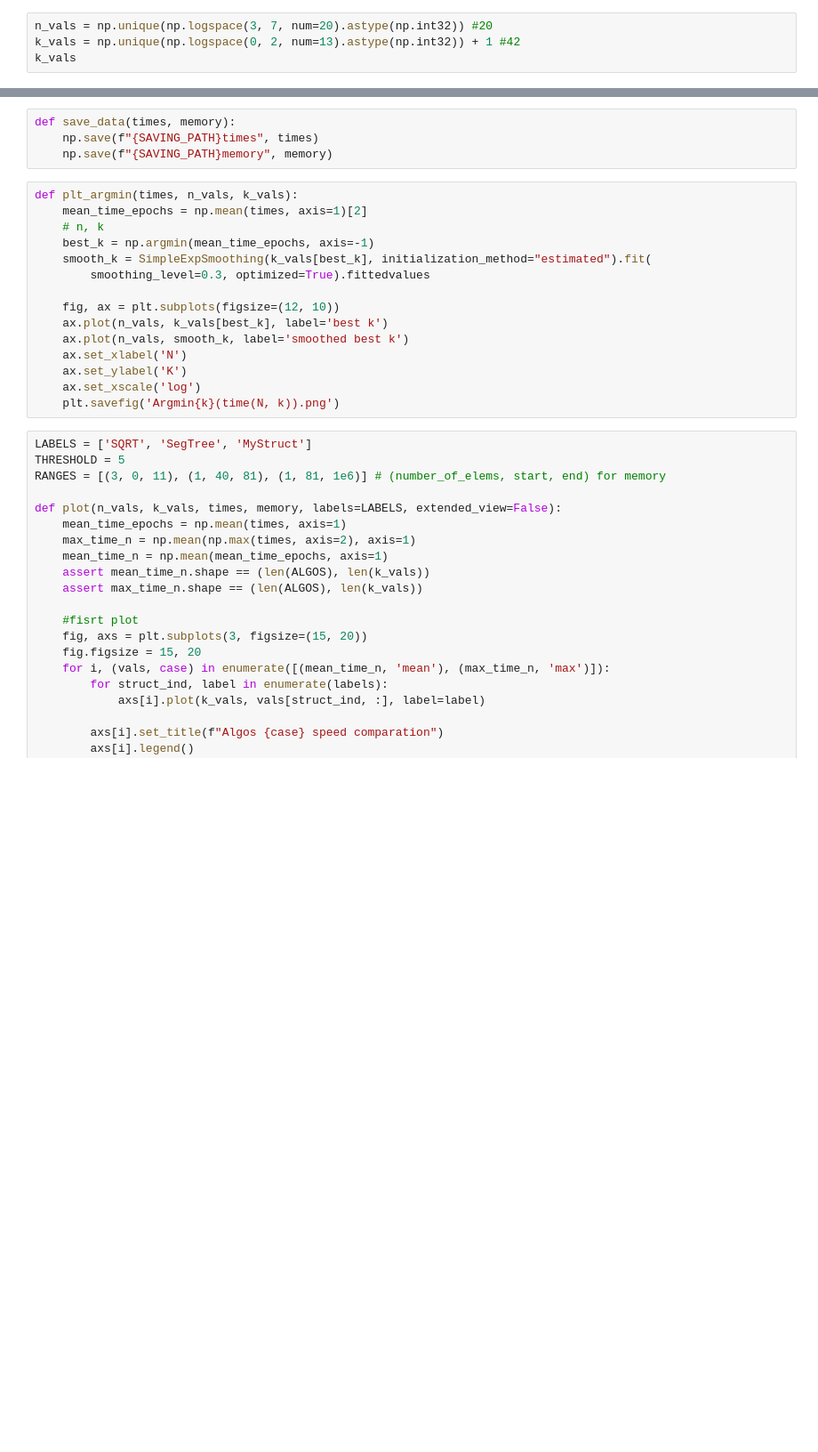
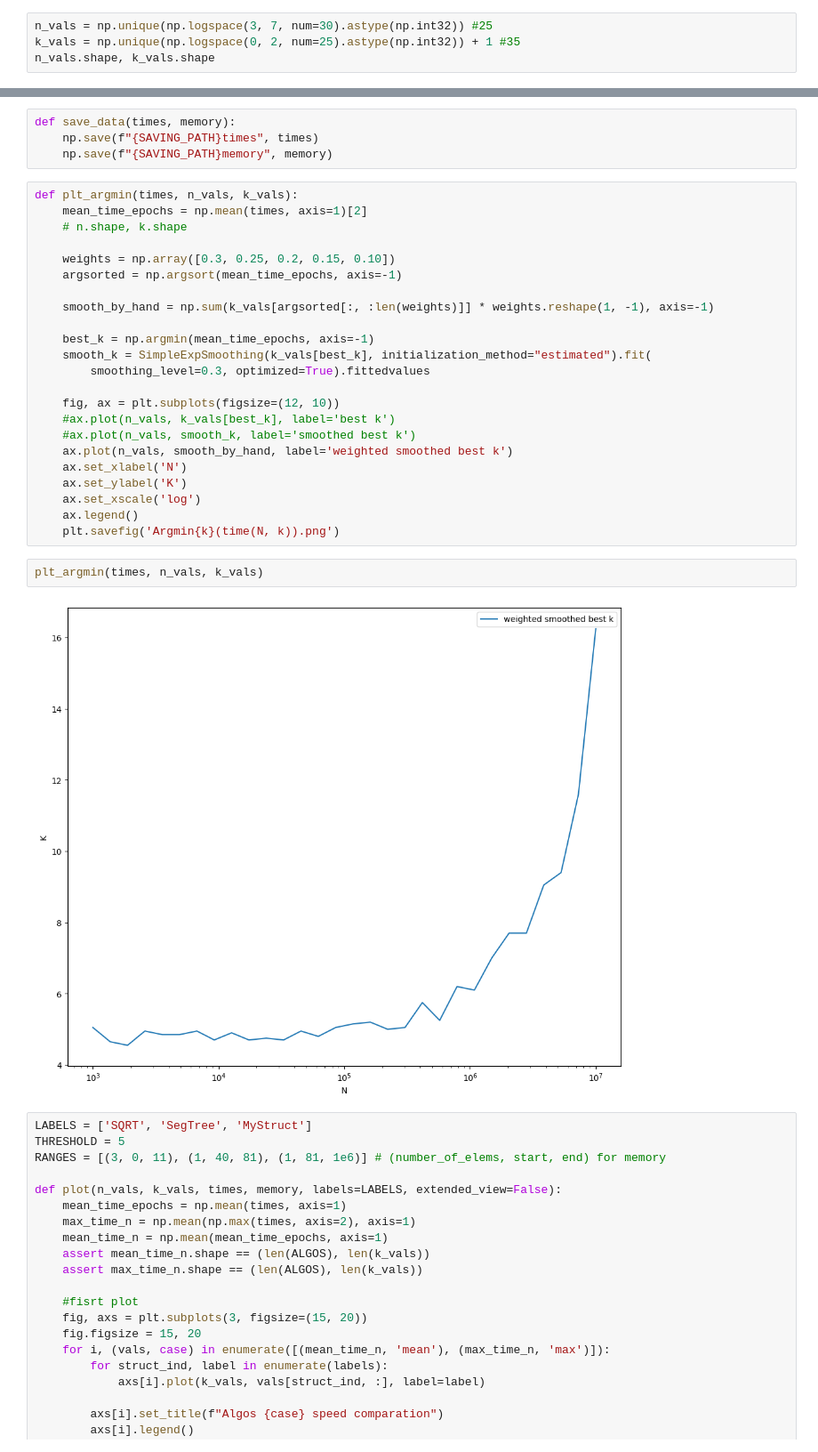
Before and after one commit to AndrewOvvv/SplittedSegTree, a Jupyter notebook: SplittedSegTree.ipynb, the cells around one changed output, grey strips where cells are left out. Shown: that part at 89% size. Cells and saved outputs as stored; diff of their text form; blank space fills up the shorter version.

Commit message:
add calculating new plot and data_arraies

```diff
--- a/SplittedSegTree.ipynb
+++ b/SplittedSegTree.ipynb
@@ -10,7 +13,7 @@ from matplotlib import pyplot as plt
 from  IPython.display import clear_output
 from statsmodels.tsa.api import SimpleExpSmoothing
 # %%
-n_vals = np.unique(np.logspace(3, 7, num=20).astype(np.int32)) #20
-k_vals = np.unique(np.logspace(0, 2, num=13).astype(np.int32)) + 1 #42
-k_vals
+n_vals = np.unique(np.logspace(3, 7, num=30).astype(np.int32)) #25
+k_vals = np.unique(np.logspace(0, 2, num=25).astype(np.int32)) + 1 #35
+n_vals.shape, k_vals.shape
 # %% [output]
@@ -34,18 +36,30 @@ def save_data(times, memory):
 # %%
 def plt_argmin(times, n_vals, k_vals):
     mean_time_epochs = np.mean(times, axis=1)[2]
-    # n, k
+    # n.shape, k.shape
+
+    weights = np.array([0.3, 0.25, 0.2, 0.15, 0.10])
+    argsorted = np.argsort(mean_time_epochs, axis=-1)
+
+    smooth_by_hand = np.sum(k_vals[argsorted[:, :len(weights)]] * weights.reshape(1, -1), axis=-1)
+
     best_k = np.argmin(mean_time_epochs, axis=-1)
     smooth_k = SimpleExpSmoothing(k_vals[best_k], initialization_method="estimated").fit(
         smoothing_level=0.3, optimized=True).fittedvalues
 
     fig, ax = plt.subplots(figsize=(12, 10))
-    ax.plot(n_vals, k_vals[best_k], label='best k')
-    ax.plot(n_vals, smooth_k, label='smoothed best k')
+    #ax.plot(n_vals, k_vals[best_k], label='best k')
+    #ax.plot(n_vals, smooth_k, label='smoothed best k')
+    ax.plot(n_vals, smooth_by_hand, label='weighted smoothed best k')
     ax.set_xlabel('N')
     ax.set_ylabel('K')
     ax.set_xscale('log')
+    ax.legend()
     plt.savefig('Argmin{k}(time(N, k)).png')
+# %%
+plt_argmin(times, n_vals, k_vals)
+# %% [output]
+[figure, added]
 # %%
 LABELS = ['SQRT', 'SegTree', 'MyStruct']
 THRESHOLD = 5
```
Also changed, not shown: parts of 11 cells of this notebook, 2 other files.
